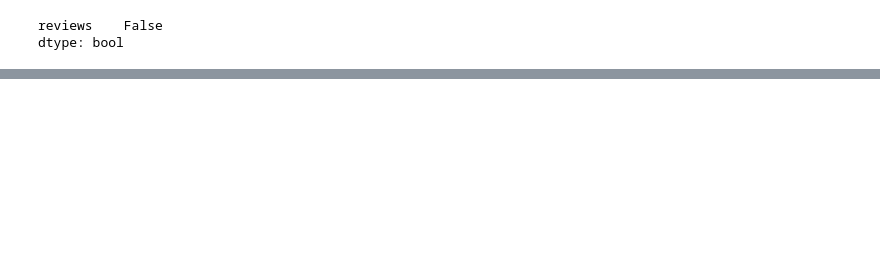
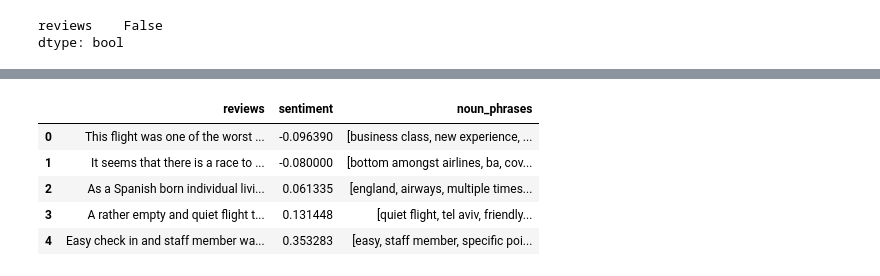
Before and after one commit to kintan-pitaloka/BritishAirways-PredictingCustomerBehaviours, a Jupyter notebook: BA_WebScraping_and_Analysis.ipynb, the cells around one changed output, grey strips where cells are left out. Saved outputs shown, nothing was run; the diff lists cells and outputs as text; code cells hidden in the pictures; blank space fills up the shorter version.

```diff
--- a/BA_WebScraping_and_Analysis.ipynb
+++ b/BA_WebScraping_and_Analysis.ipynb
@@ -120,0 +266,9 @@ dtype: bool
+# %%
+data2.head()
+# %% [output]
+|  | reviews | sentiment | noun_phrases |
+| 0 | This flight was one of the worst ... | -0.096390 | [business class, new experience, ... |
+| 1 | It seems that there is a race to ... | -0.080000 | [bottom amongst airlines, ba, cov... |
+| 2 | As a Spanish born individual livi... | 0.061335 | [england, airways, multiple times... |
+| 3 | A rather empty and quiet flight t... | 0.131448 | [quiet flight, tel aviv, friendly... |
+| 4 | Easy check in and staff member wa... | 0.353283 | [easy, staff member, specific poi... |
```
Also changed, not shown: parts of 31 cells of this notebook.
